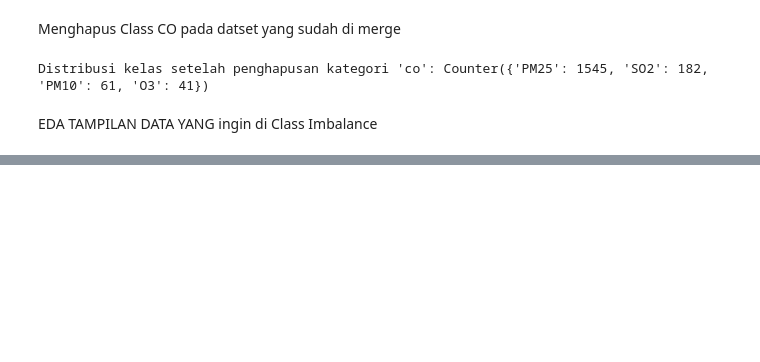
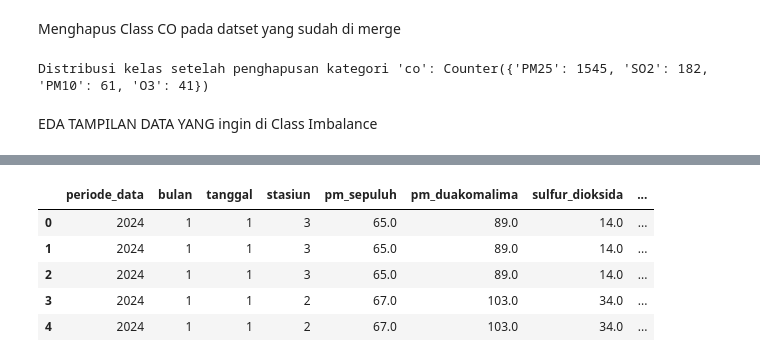
Before and after one commit to Anezz12/PROYEK-DATA-MINING, a Jupyter notebook: DATA_PREPARATION_22_11_4958._dumy.ipynb, the cells around one changed output, grey strips where cells are left out. Drawn from its saved outputs; the diff is of its cells as text; code cells hidden in the pictures; blank space fills up the shorter version.

```diff
--- a/DATA_PREPARATION_22_11_4958._dumy.ipynb
+++ b/DATA_PREPARATION_22_11_4958._dumy.ipynb
@@ -464,0 +517,32 @@ Passing `palette` without assigning `hue` is deprecated and will be removed in v
+# %%
+from sklearn.utils import resample
+
+# Pastikan label encoding dilakukan untuk kategori yang perlu
+label_encoders = {}
+for col in ['parameter_pencemar_kritis', 'kategori']:
+    le = LabelEncoder()
+    df_merged_fixed_filtered[col] = le.fit_transform(df_merged_fixed_filtered[col])  # Gunakan fit_transform agar data tetap konsisten
+    label_encoders[col] = le
+
+# Fungsi untuk melakukan Random Oversampling manual
+def upsample_minority_class(df_merged_fixed_filtered, target_col):
+    max_size = df_merged_fixed_filtered[target_col].value_counts().max()  # Ambil jumlah terbesar dari kelas mayoritas
+    df_merged_fixed_filtered_upsampled = pd.DataFrame()  # DataFrame kosong untuk menyimpan hasil
+
+    # Lakukan Random Oversampling untuk setiap kelas dalam target_col
+    for class_label, group in df_merged_fixed_filtered.groupby(target_col):
+        df_merged_fixed_filtered_resampled = resample(group, replace=True, n_samples=max_size, random_state=42)
+        df_merged_fixed_filtered_upsampled = pd.concat([df_merged_fixed_filtered_upsampled, df_merged_fixed_filtered_resampled])
+
+    return df_merged_fixed_filtered_upsampled
+
+# Terapkan Random Oversampling ke 'parameter_pencemar_kritis'
+df_merged_fixed_filtered_resampled = upsample_minority_class(df_merged_fixed_filtered, 'parameter_pencemar_kritis')
+
+# Terapkan Random Oversampling ke 'kategori'
+df_merged_fixed_filtered_resampled = upsample_minority_class(df_merged_fixed_filtered_resampled, 'kategori')
+
+# Periksa distribusi kelas setelah Random Oversampling
+class_counts_after = df_merged_fixed_filtered_resampled[['parameter_pencemar_kritis', 'kategori']].value_counts()
+
+class_counts_after
@@ -464,0 +599,13 @@ Passing `palette` without assigning `hue` is deprecated and will be removed in v
+# %%
+df_merged_fixed_filtered_resampled = df_merged_fixed_filtered_resampled.sort_values(
+    by=['periode_data', 'bulan', 'tanggal'], ascending=[True, True, True]
+).reset_index(drop=True)
+# %%
+df_merged_fixed_filtered_resampled.head()
+# %% [output]
+|  | periode_data | bulan | tanggal | stasiun | pm_sepuluh | pm_duakomalima | sulfur_dioksida | ... |
+| 0 | 2024 | 1 | 1 | 3 | 65.0 | 89.0 | 14.0 | ... |
+| 1 | 2024 | 1 | 1 | 3 | 65.0 | 89.0 | 14.0 | ... |
+| 2 | 2024 | 1 | 1 | 3 | 65.0 | 89.0 | 14.0 | ... |
+| 3 | 2024 | 1 | 1 | 2 | 67.0 | 103.0 | 34.0 | ... |
+| 4 | 2024 | 1 | 1 | 2 | 67.0 | 103.0 | 34.0 | ... |
```
Also changed, not shown: parts of 19 cells of this notebook, 2 other files.
